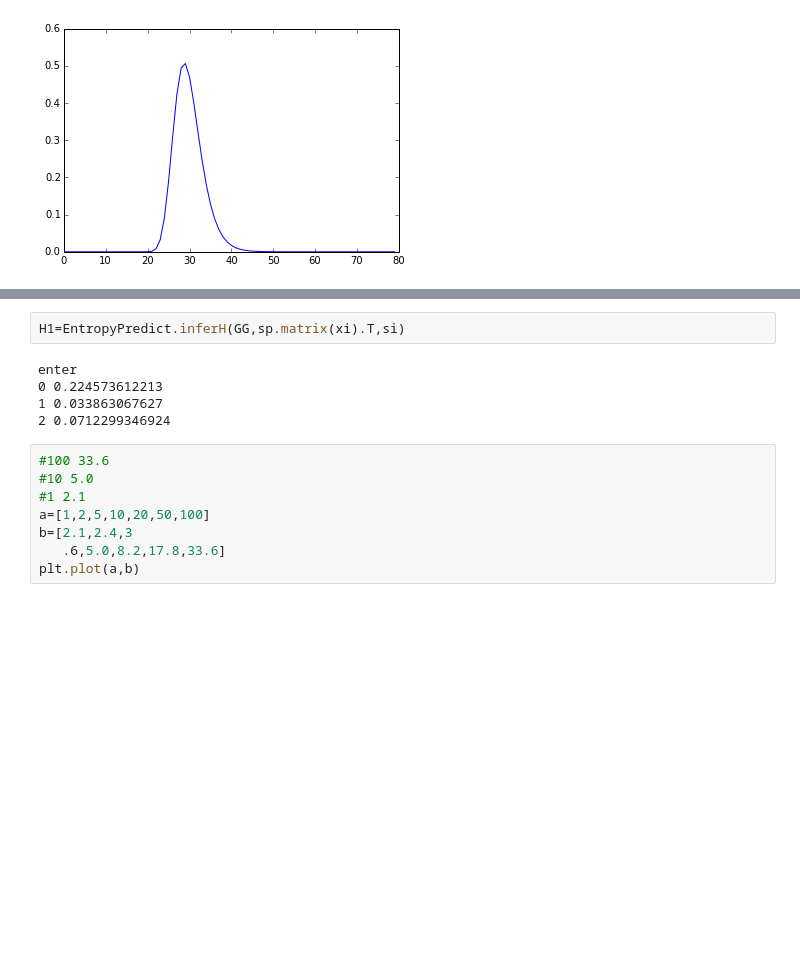
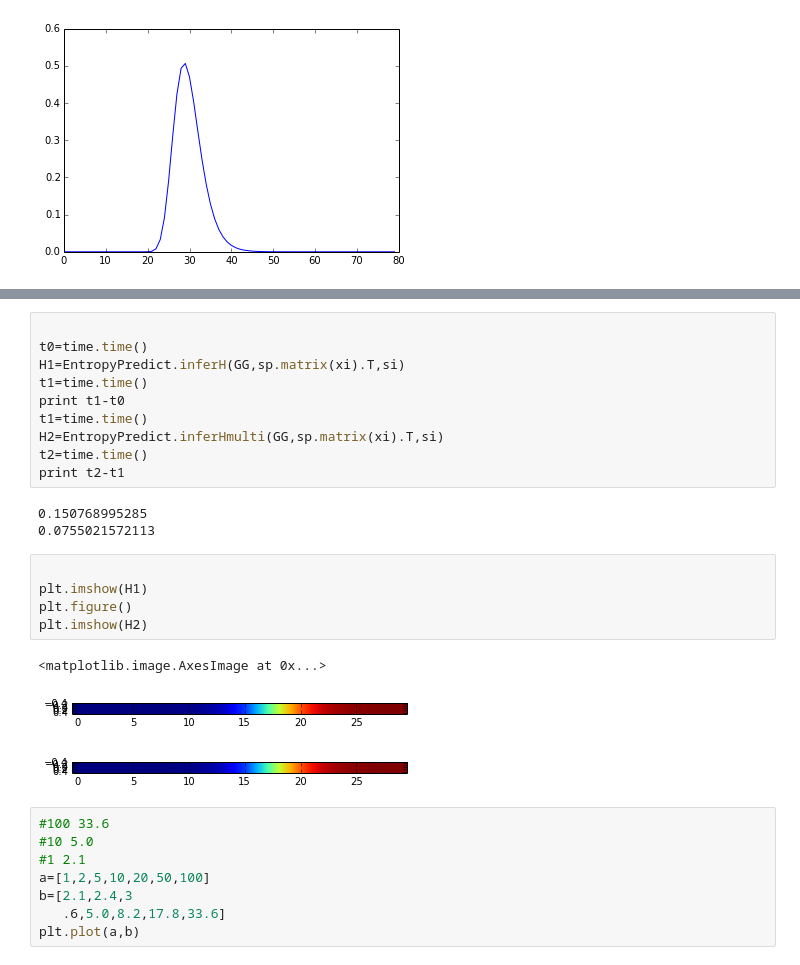
Before and after one commit to markm541374/ES, a Jupyter notebook: scatch.ipynb, the cells around one changed output, grey strips where cells are left out. Saved outputs shown, nothing was run; the diff lists cells and outputs as text; blank space fills up the shorter version.

```diff
--- a/scatch.ipynb
+++ b/scatch.ipynb
@@ -90,11 +86,26 @@ enter
 [figure]
-# %%
-H1=EntropyPredict.inferH(GG,sp.matrix(xi).T,si)
-# %% [output]
-enter
-0 0.224573612213
-1 0.033863067627
-2 0.0712299346924
+# %%
+
+t0=time.time()
+H1=EntropyPredict.inferH(GG,sp.matrix(xi).T,si)
+t1=time.time()
+print t1-t0
+t1=time.time()
+H2=EntropyPredict.inferHmulti(GG,sp.matrix(xi).T,si)
+t2=time.time()
+print t2-t1
+# %% [output]
+0.150768995285
+0.0755021572113
+# %%
+
+plt.imshow(H1)
+plt.figure()
+plt.imshow(H2)
+# %% [output]
+<matplotlib.image.AxesImage at 0x...>
+[figure, added]
+[figure, added]
 # %%
 #100 33.6
 #10 5.0
```
Also changed, not shown: parts of 2 cells of this notebook, 1 other file.
